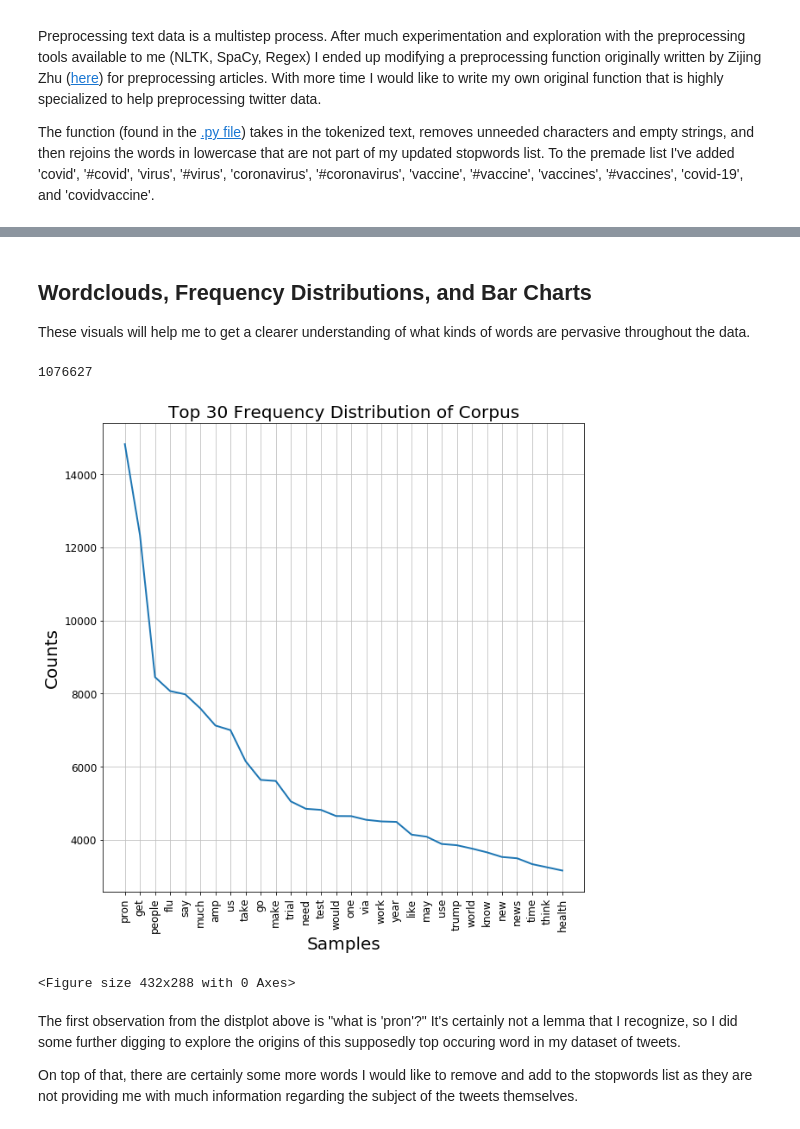
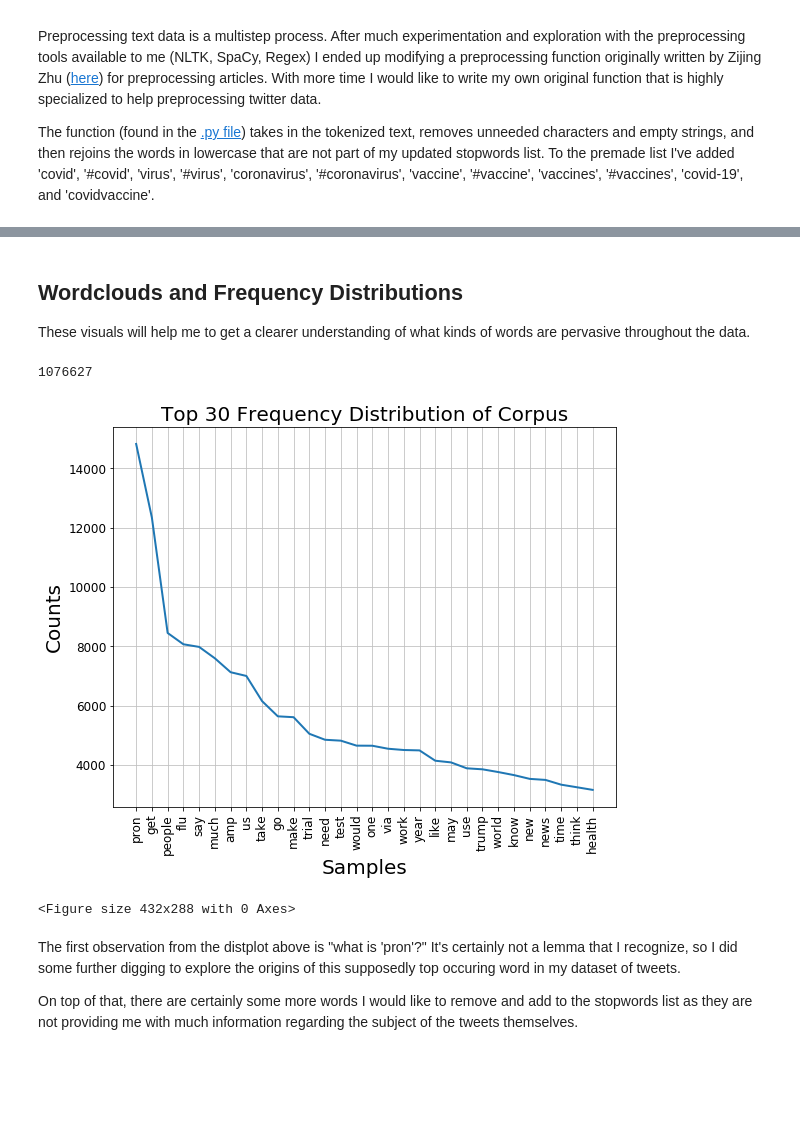
Before and after one commit to davidlebruce/covid_vaccine_tweets, a Jupyter notebook: 03_EDA-Copy1.ipynb, the cells around one changed output, grey strips where cells are left out. Cells and saved outputs as stored; diff of their text form; code cells hidden in the pictures; blank space fills up the shorter version.

```diff
--- a/03_EDA-Copy1.ipynb
+++ b/03_EDA-Copy1.ipynb
@@ -180,7 +163,7 @@ list
 # saving dataframe with preprocessed tweets for use in modeling
 # df.to_pickle('data/modeling_df.pkl')
 # %% [markdown]
-## Wordclouds, Frequency Distributions, and Bar Charts
+## Wordclouds and Frequency Distributions
 These visuals will help me to get a clearer understanding of what kinds of words are pervasive throughout the data.
 # %%
 clean_tweets = df['clean_tweets']
@@ -200,15 +183,15 @@ len(all_tokens)
 # %%
 # plot frequency distribution
 fdist = FreqDist(all_tokens)
-plt.figure(figsize=(10,10))
+plt.figure(figsize=(9,7))
 plt.title('Top 30 Frequency Distribution of Corpus', fontsize=20)
 plt.xlabel('Samples', fontsize=20)
 plt.ylabel('Counts', fontsize=20)
 plt.tick_params(labelsize='large')
 fdist.plot(30)
 plt.savefig('images/first_fdist.png');
 # %% [output]
-[figure, old version]
+[figure, new version]
 <Figure size 432x288 with 0 Axes>
 # %% [markdown]
 The first observation from the distplot above is "what is 'pron'?" It's certainly not a lemma that I recognize, so I did some further digging to explore the origins of this supposedly top occuring word in my dataset of tweets.
```
Also changed, not shown: parts of 29 cells of this notebook, 1 other file.
